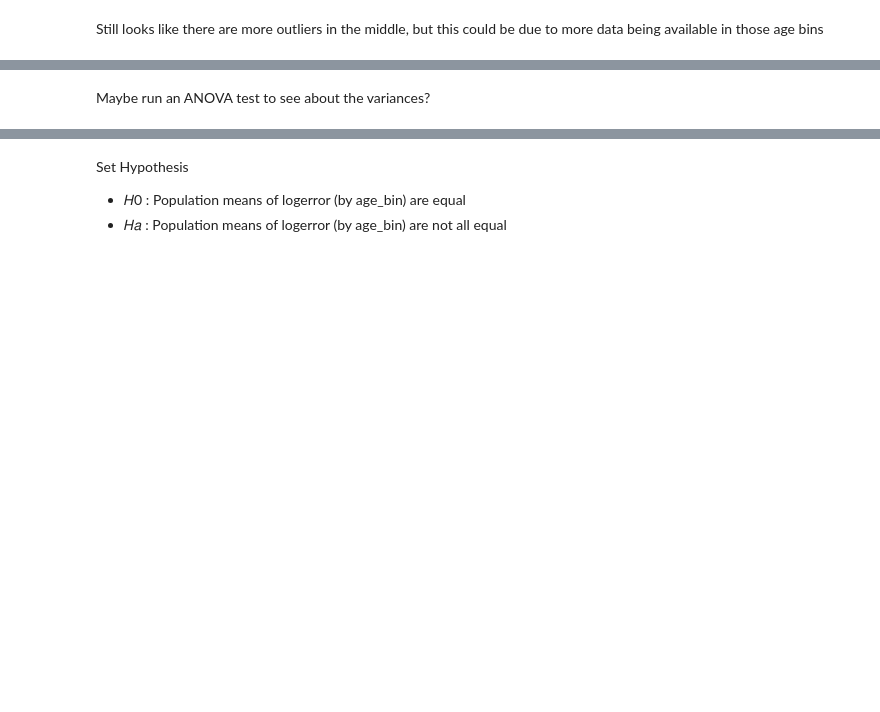
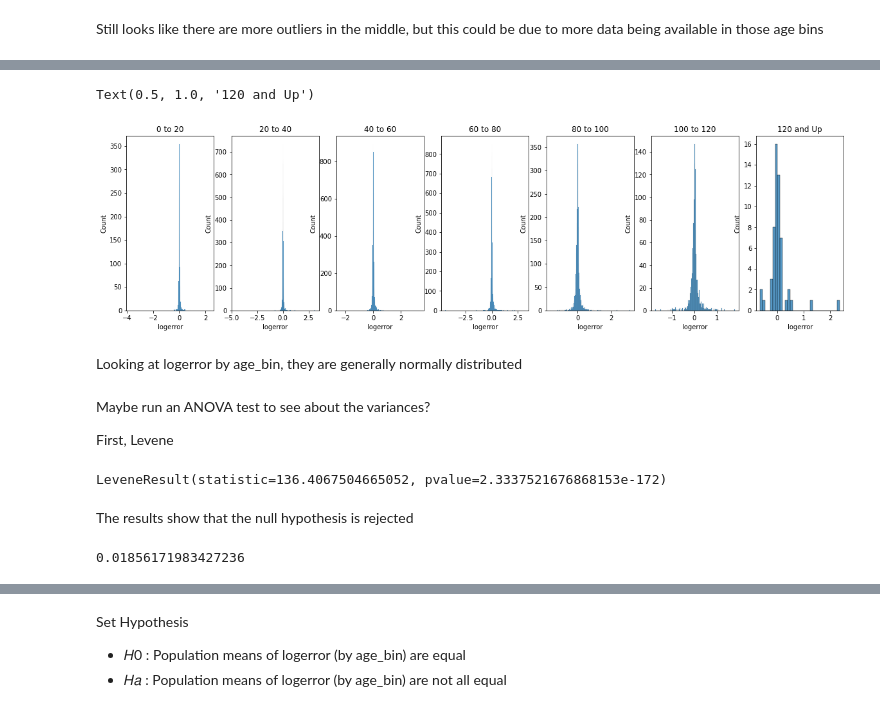
Before and after one commit to brianclements03/clustering, a Jupyter notebook: explore_zillow.ipynb, the cells around one changed output, grey strips where cells are left out. Cells and saved outputs as stored; diff of their text form; code cells hidden in the pictures; blank space fills up the shorter version.

```diff
--- a/explore_zillow.ipynb
+++ b/explore_zillow.ipynb
@@ -184,2 +175,53 @@ Still looks like there are more outliers in the middle, but this could be due to
+# %%
+plt.figure(figsize=(20,5))
+plt.subplot(1,7,1)
+sns.histplot(data=df, x= df[df.age_bin == pd.Interval(0, 20)].logerror)
+plt.title("0 to 20")
+plt.subplot(1,7,2)
+sns.histplot(data=df, x= df[df.age_bin == pd.Interval(20, 40)].logerror)
+plt.title("20 to 40")
+plt.subplot(1,7,3)
+sns.histplot(data=df, x= df[df.age_bin == pd.Interval(40, 60)].logerror)
+plt.title("40 to 60")
+plt.subplot(1,7,4)
+sns.histplot(data=df, x= df[df.age_bin == pd.Interval(60, 80)].logerror)
+plt.title("60 to 80")
+plt.subplot(1,7,5)
+sns.histplot(data=df, x= df[df.age_bin == pd.Interval(80, 100)].logerror)
+plt.title("80 to 100")
+plt.subplot(1,7,6)
+sns.histplot(data=df, x= df[df.age_bin == pd.Interval(100, 120)].logerror)
+plt.title("100 to 120")
+plt.subplot(1,7,7)
+sns.histplot(data=df, x= df[df.age_bin == pd.Interval(120, 200)].logerror)
+plt.title("120 and Up")
+# %% [output]
+Text(0.5, 1.0, '120 and Up')
+[figure, added]
+# %% [markdown]
+Looking at logerror by age_bin, they are generally normally distributed
 # %% [markdown]
 Maybe run an ANOVA test to see about the variances?
+
+First, Levene
+# %%
+#H0: Variances are equal
+#Ha: Variances are not equal
+
+stats.levene(
+    df[df.age_bin == pd.Interval(0, 20)].logerror,
+    df[df.age_bin == pd.Interval(20,40)].logerror,
+    df[df.age_bin == pd.Interval(40,60)].logerror,
+    df[df.age_bin == pd.Interval(60,80)].logerror,
+    df[df.age_bin == pd.Interval(80,100)].logerror,
+    df[df.age_bin == pd.Interval(100,120)].logerror,
+    df[df.age_bin == pd.Interval(120,200)].logerror
+)
+# %% [output]
+LeveneResult(statistic=136.4067504665052, pvalue=2.3337521676868153e-172)
+# %% [markdown]
+The results show that the null hypothesis is rejected
+# %%
+df[df.age_bin == pd.Interval(0, 20)].logerror.var()
+# %% [output]
+0.01856171983427236
```
Also changed, not shown: parts of 7 cells of this notebook.
